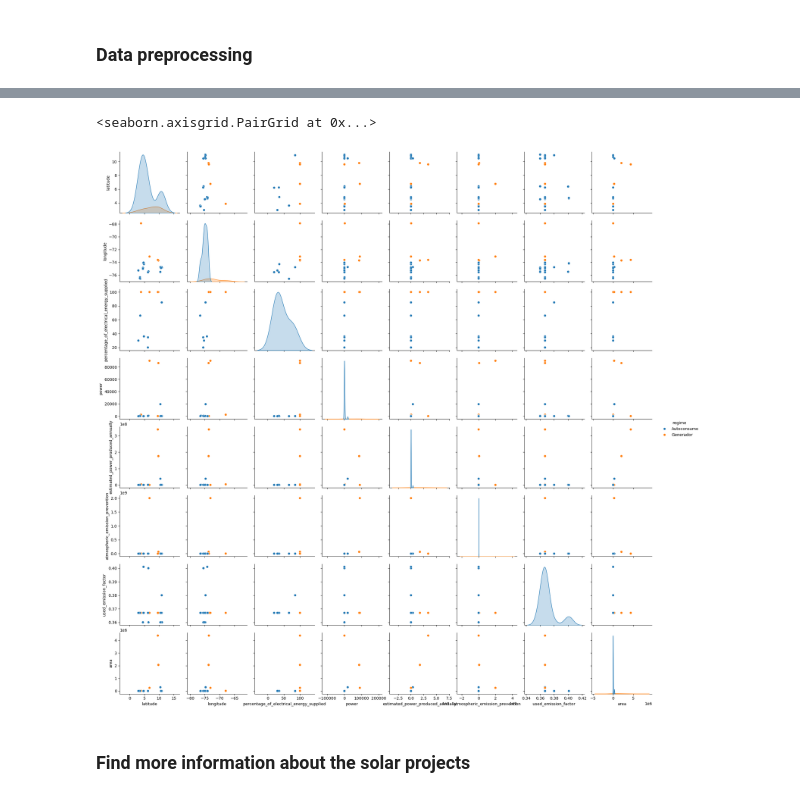
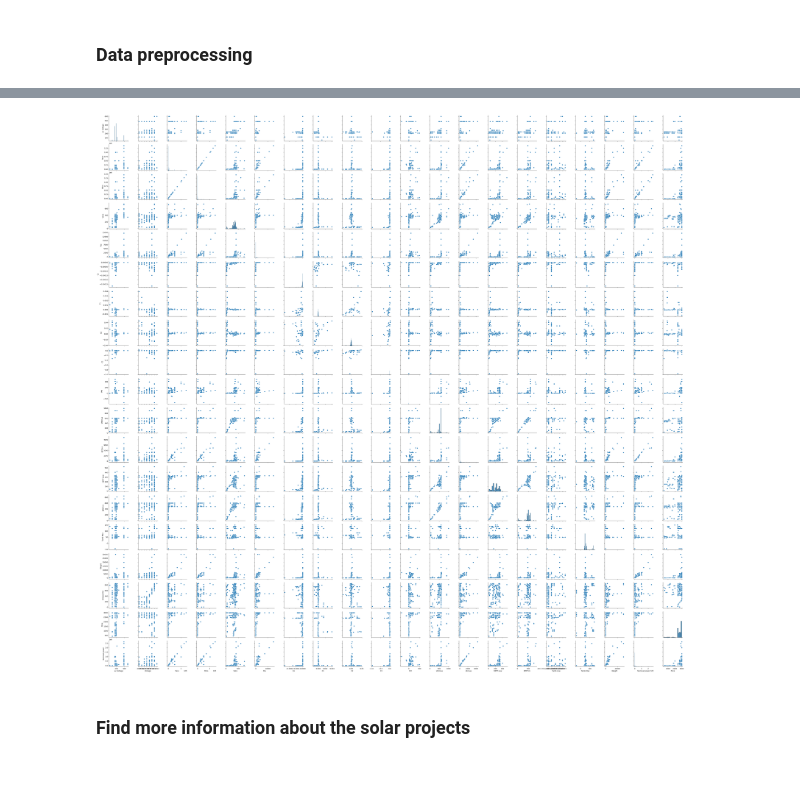
Before and after one commit to Harold2828/PV-Autosizing, a Jupyter notebook: Testing.ipynb, the cells around one changed output, grey strips where cells are left out. Cells and saved outputs as stored; diff of their text form; code cells hidden in the pictures.

```diff
--- a/Testing.ipynb
+++ b/Testing.ipynb
@@ -45,5 +95,16 @@ solar_panels.describe()
 # %%
 inverters = pd.read_csv("Data/Inverter.csv")
+##Force the prices
+inverters_price = [ None for element in range(0,len(inverters))]
+inverters_price[336] = 2500
+inverters_price[595] =  3000
+inverters_price[109] = 2400
+inverters_price[17] = 400
+inverters["Price"] = inverters_price
+inverters["Price"] = inverters["Price"].interpolate(method="linear")
+inverters["Price"] = inverters["Price"].fillna(inverters["Price"].median())
+
+##Droping the inverters that don't takes the information
 inverters = inverters[ ~inverters['Vdcmax'].isnull() &  ~inverters['Idcmax'].isnull()]
 inverters['Vintage'] = pd.to_datetime(inverters['Vintage'], format="%Y")
-inverters.describe()
+inverters["Nominal power"] = inverters["Vdcmax"]*inverters["Idcmax"]
@@ -60,5 +110,0 @@ inverters.describe()
-# %%
-sns.pairplot(projects,hue='regime')
-# %% [output]
-<seaborn.axisgrid.PairGrid at 0x...>
-[figure, removed]
@@ -68,3 +111,10 @@ projects_transformed['area'] = projects_transformed['area'].fillna(projects_tran
+# %%
+inverter_image = sns.pairplot(inverters, x_vars=['ac Voltage', 'Vintage', 'Paco', 'Pdco',
+       'Vdco', 'Pso', 'Co', 'C1', 'C2', 'C3', 'Pnt', 'Vdcmax', 'Idcmax',
+       'MPPT-Low', 'MPPT-Hi', 'Tamb Low', 'Tamb Max', 'Weight',
+       'Nominal power', "Price"])
+# %% [output]
+[figure, added]
 # %% [markdown]
 ### Find more information about the solar projects
 # %% [markdown]
```
Also changed, not shown: parts of 21 cells of this notebook.
